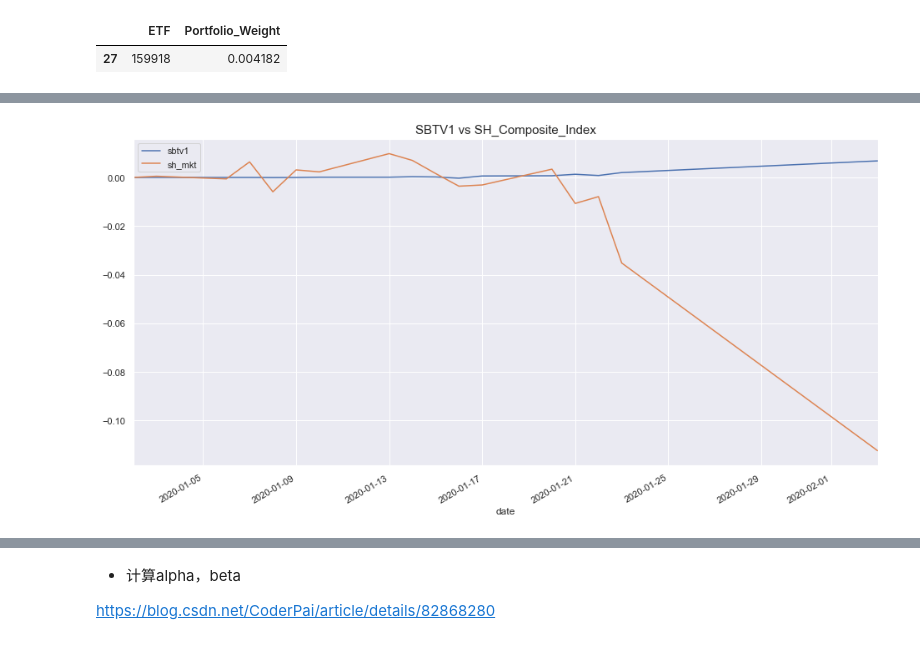
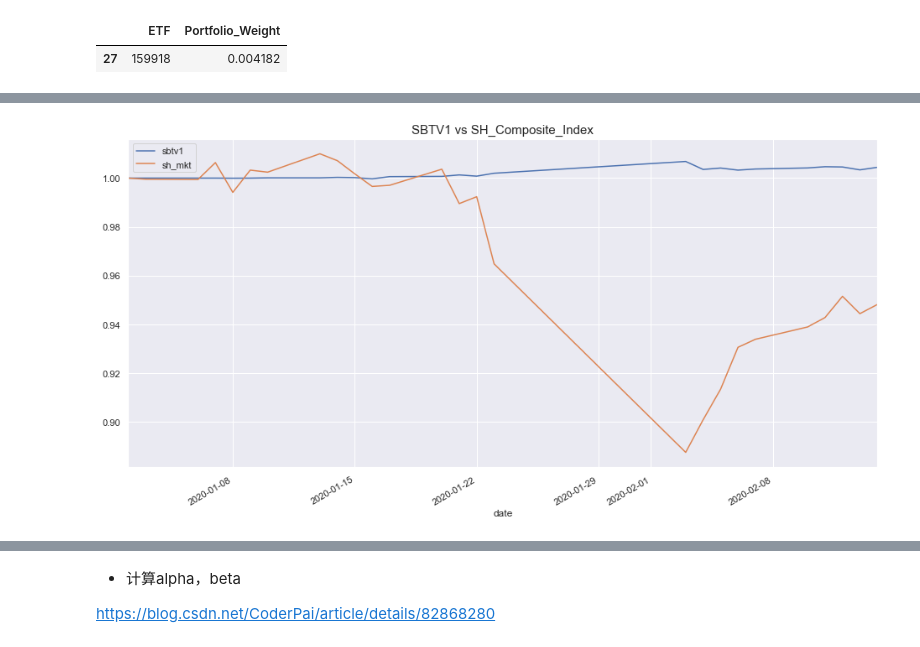
Before and after one commit to bradsun91/brad_public_workspace_mac, a Jupyter notebook: quant_research/RESEARCH_3_RISK_PARITY_PORTFOLIO_RECORD.ipynb, the cells around one changed output, grey strips where cells are left out. Drawn from its saved outputs; the diff is of its cells as text; code cells hidden in the pictures.

```diff
--- a/quant_research/RESEARCH_3_RISK_PARITY_PORTFOLIO_RECORD.ipynb
+++ b/quant_research/RESEARCH_3_RISK_PARITY_PORTFOLIO_RECORD.ipynb
@@ -372,5 +372,14 @@ date = [
     "2020-01-21",
     "2020-01-22",
     "2020-01-23",
-    "2020-02-03"
+    "2020-02-03",
+    "2020-02-04",
+    "2020-02-05",
+    "2020-02-06",
+    "2020-02-07",
+    "2020-02-10",
+    "2020-02-11",
+    "2020-02-12",
+    "2020-02-13",
+    "2020-02-14",
 ]
@@ -419,0 +414,2 @@ sh_mkt = [
+# %%
+sh_index = pd.read_csv(ch_db_path+"sh000001.csv")
@@ -419,0 +432,6 @@ sh_mkt = [
+# %%
+sh_index['pct_chg'] = sh_index['close'].pct_change()
+sh_index_2020 = sh_index[sh_index['trade_date']>='2020-01-02']
+sh_index_2020['adjusted_pct_chg'] = sh_index_2020['pct_chg']
+sh_index_2020['adjusted_pct_chg'].values[0] = 0
+sh_index_2020['cum_sum_pct_chg'] = sh_index_2020['adjusted_pct_chg'].cumsum()+1
@@ -421,6 +459,11 @@ sh_mkt = [
 track_record = pd.DataFrame()
 track_record['date'] = date
 track_record['sbtv1'] = sbtv1
-track_record['sh_mkt'] = sh_mkt
+track_record['sh_mkt'] = sh_index_2020['cum_sum_pct_chg'].values
 track_record.index = pd.to_datetime(track_record['date'])
 del track_record['date']
+
+track_record['returns0'] = track_record['sbtv1'].diff()
+track_record['returns0'].values[0] = 0
+track_record['returns1'] = track_record['sh_mkt'].diff()
+track_record['returns1'].values[0] = 0
@@ -445,5 +503,5 @@ track_record['sh_mkt'].plot(figsize = [16,4])
 # %%
-track_record.plot(figsize = [16,8])
+track_record[['sbtv1','sh_mkt']].plot(figsize = [16,8])
 plt.title("SBTV1 vs SH_Composite_Index", fontsize = 15);
 # %% [output]
-[figure, old version]
+[figure, new version]
```
Also changed, not shown: parts of 18 cells of this notebook, 2 other files.
